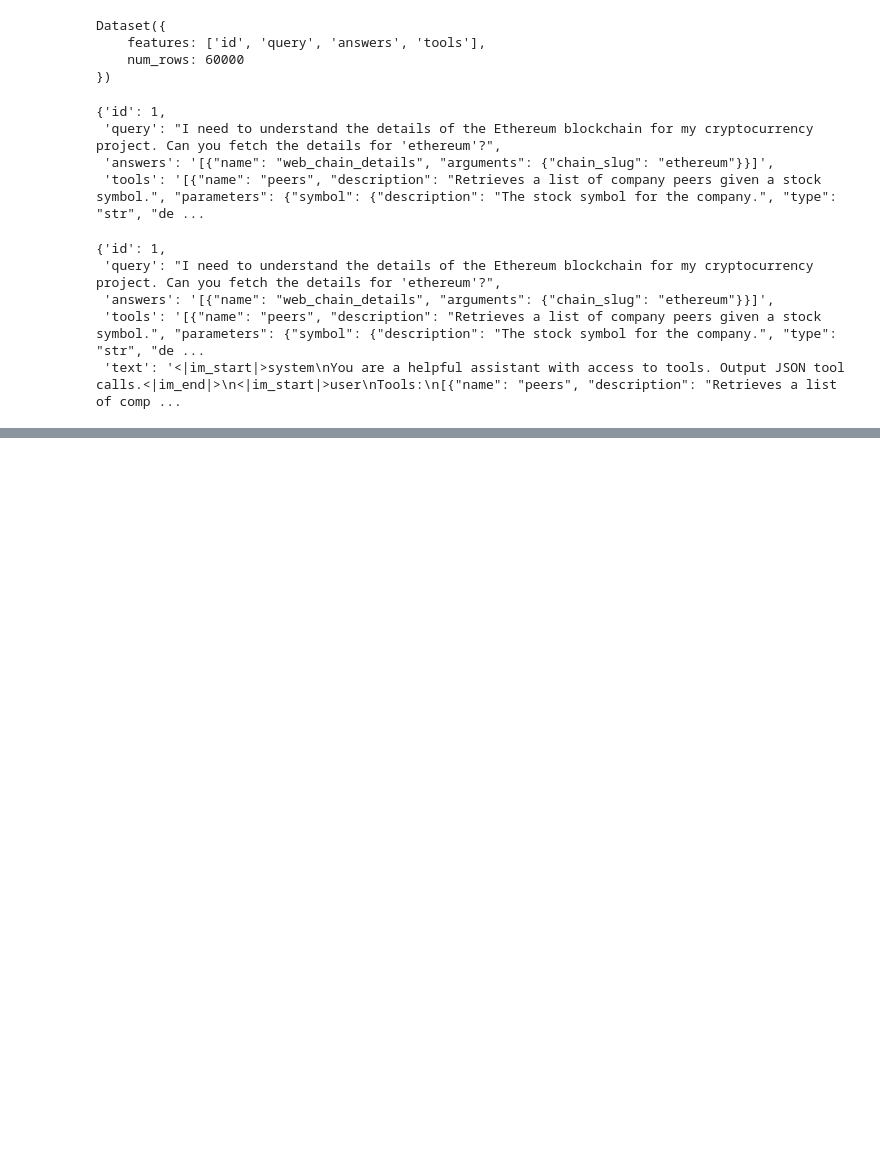
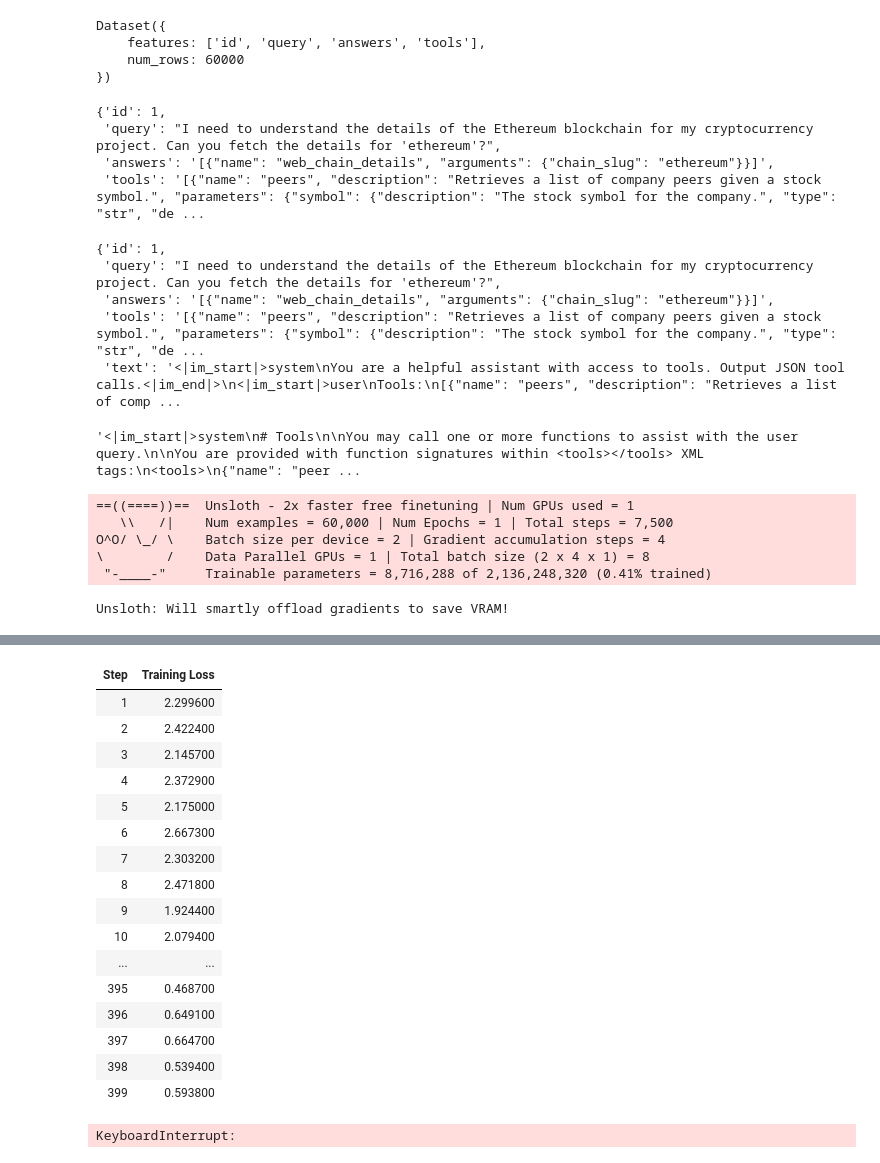
Before and after one commit to MadhuryaPasan/Qwen3-ToolCalling-FineTune, a Jupyter notebook: Notebook1.ipynb, the cells around one changed output, grey strips where cells are left out. Cells and saved outputs as stored; diff of their text form; code cells hidden in the pictures; blank space fills up the shorter version.

```diff
--- a/Notebook1.ipynb
+++ b/Notebook1.ipynb
@@ -175,0 +175,44 @@ dataset = dataset.map(formatting_prompts_func)
+# %%
+dataset["text"][1]
+# %% [output]
+'<|im_start|>system\n# Tools\n\nYou may call one or more functions to assist with the user query.\n\nYou are provided with function signatures within <tools></tools> XML tags:\n<tools>\n{"name": "peer ...
+# %%
+from trl import SFTTrainer, SFTConfig
+
+FastVisionModel.for_training(model) # Enable for training!
+
+trainer = SFTTrainer(
+    model = model,
+    tokenizer = tokenizer,
+    train_dataset = dataset,
+    ataset_text_field = "text",
+    max_seq_length = 2048,
+    args = SFTConfig(
+        per_device_train_batch_size = 2,
+        gradient_accumulation_steps = 4,
+        warmup_steps = 5,
+        # max_steps = 60,
+        num_train_epochs = 1,
+        learning_rate = 5e-5,
+        fp16 = not torch.cuda.is_bf16_supported(),
+        bf16 = torch.cuda.is_bf16_supported(),
+        logging_steps = 1,
+        optim = "adamw_8bit",
+        weight_decay = 0.01,
+        lr_scheduler_type = "linear",
+        seed = 3407,
+        output_dir = "outputs",
+        report_to = "none",     # For Weights and Biases
+        remove_unused_columns = True,
+        packing = False
+    ),
+)
+# %%
+trainer_stats = trainer.train()
+# %% [output]
+==((====))==  Unsloth - 2x faster free finetuning | Num GPUs used = 1
+   \\   /|    Num examples = 60,000 | Num Epochs = 1 | Total steps = 7,500
+O^O/ \_/ \    Batch size per device = 2 | Gradient accumulation steps = 4
+\        /    Data Parallel GPUs = 1 | Total batch size (2 x 4 x 1) = 8
+ "-____-"     Trainable parameters = 8,716,288 of 2,136,248,320 (0.41% trained)
+Unsloth: Will smartly offload gradients to save VRAM!
@@ -175,0 +220,18 @@ dataset = dataset.map(formatting_prompts_func)
+| Step | Training Loss |
+| 1 | 2.299600 |
+| 2 | 2.422400 |
+| 3 | 2.145700 |
+| 4 | 2.372900 |
+| 5 | 2.175000 |
+| 6 | 2.667300 |
+| 7 | 2.303200 |
+| 8 | 2.471800 |
+| 9 | 1.924400 |
+| 10 | 2.079400 |
+| ... | ... |
+| 395 | 0.468700 |
+| 396 | 0.649100 |
+| 397 | 0.664700 |
+| 398 | 0.539400 |
+| 399 | 0.593800 |
+KeyboardInterrupt:
```
Also changed, not shown: parts of 8 cells of this notebook.
